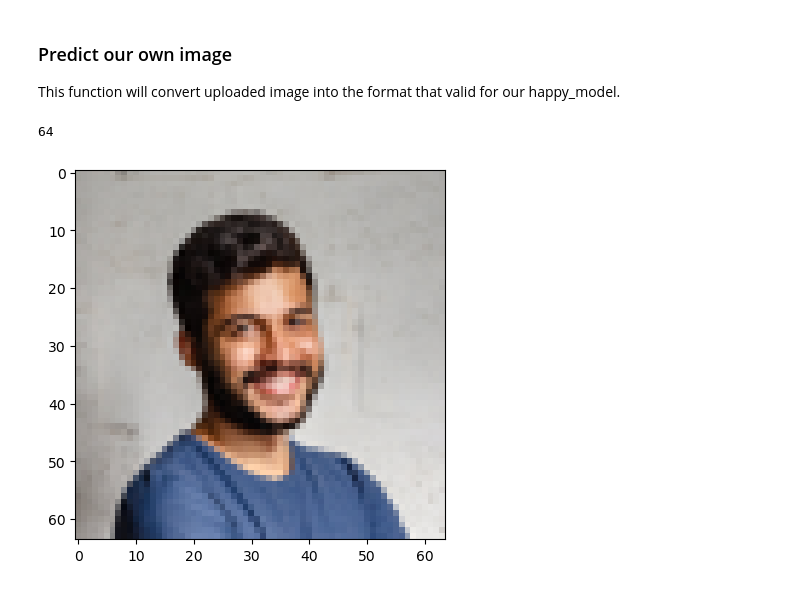
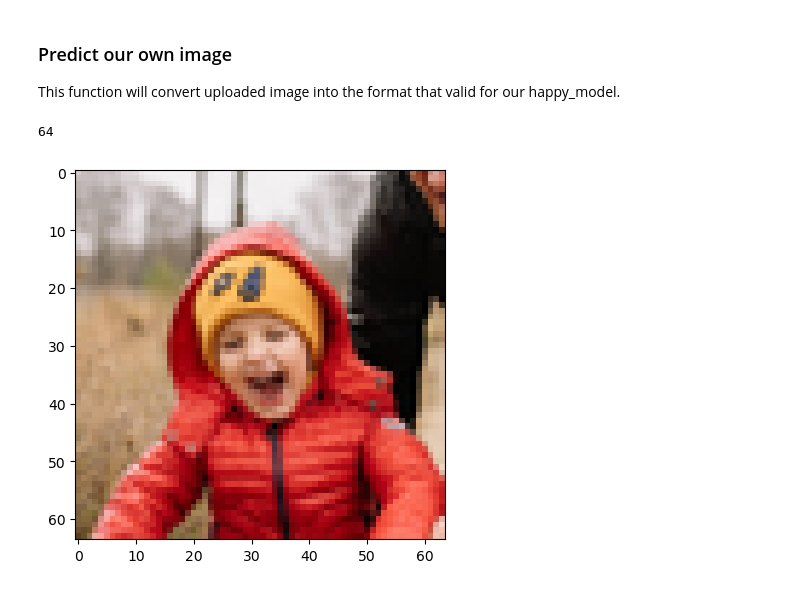
Before and after one commit to tharangachaminda/cnn_mood_classifier, a Jupyter notebook: Mood_Classifier.ipynb, the cells around one changed output. Cells and saved outputs as stored; diff of their text form; code cells hidden in the pictures.

```diff
--- a/Mood_Classifier.ipynb
+++ b/Mood_Classifier.ipynb
@@ -256,3 +259,5 @@ Epoch 30/30
 # %% [markdown]
 Evaluate againt our test data.
+# %%
+best_model = load_model('model/')
 # %%
@@ -291,17 +296,17 @@ def imageToArray(imageName):
 
     return image_array
 # %%
-input_images = ['4.jpg']
+input_images = ['1.jpg']
 
 class_strings = ['Sad', 'Happy']
 
 for img in input_images:
     img_arr = imageToArray(img)
-    predicted = happy_model.predict(img_arr)
+    predicted = best_model.predict(img_arr)
 
     pred = int(predicted > 0.5)
     print(img, class_strings[pred], predicted)
 # %% [output]
 64
-[figure, old version]
+[figure, new version]
 (64, 64, 3)
```
Also changed, not shown: parts of 7 cells of this notebook, 2 other files.
